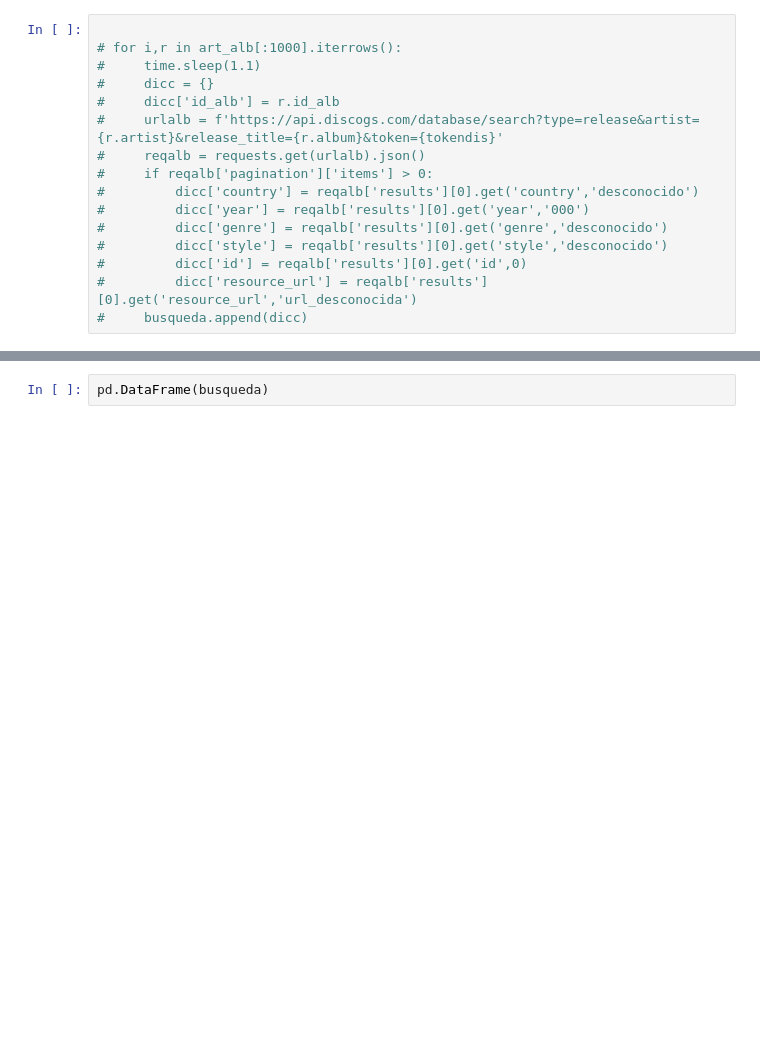
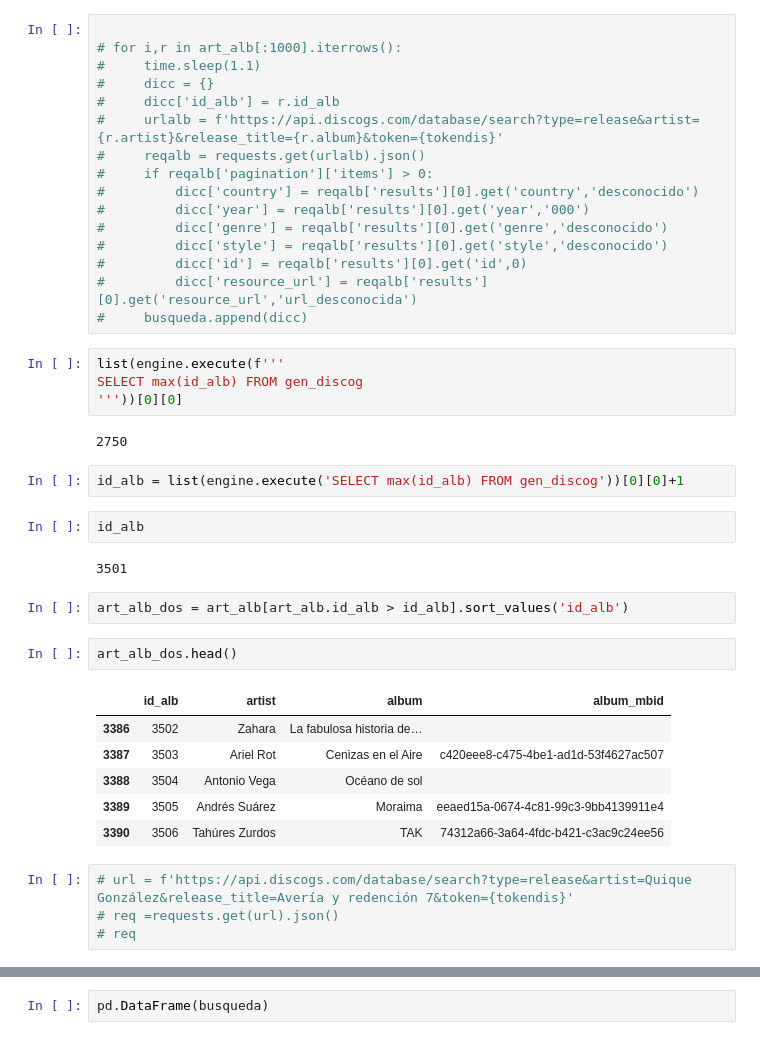
Before and after one commit to emarfer/musicable, a Jupyter notebook: notebooks_pruebas/12_b_generos_vuelven.ipynb, the cells around one changed output, grey strips where cells are left out. Saved outputs shown, nothing was run; the diff lists cells and outputs as text; blank space fills up the shorter version.

```diff
--- a/notebooks_pruebas/12_b_generos_vuelven.ipynb
+++ b/notebooks_pruebas/12_b_generos_vuelven.ipynb
@@ -111,4 +114,31 @@ busqueda = []
 #         dicc['id'] = reqalb['results'][0].get('id',0)
 #         dicc['resource_url'] = reqalb['results'][0].get('resource_url','url_desconocida')
 #     busqueda.append(dicc)
+# %%
+list(engine.execute(f'''
+SELECT max(id_alb) FROM gen_discog
+'''))[0][0]
+# %% [output]
+2750
+# %%
+id_alb = list(engine.execute('SELECT max(id_alb) FROM gen_discog'))[0][0]+1
+# %%
+id_alb
+# %% [output]
+3501
+# %%
+art_alb_dos = art_alb[art_alb.id_alb > id_alb].sort_values('id_alb')
+# %%
+art_alb_dos.head()
+# %% [output]
+|  | id_alb | artist | album | album_mbid |
+| 3386 | 3502 | Zahara | La fabulosa historia de… |  |
+| 3387 | 3503 | Ariel Rot | Cenizas en el Aire | c420eee8-c475-4be1-ad1d-53f4627ac507 |
+| 3388 | 3504 | Antonio Vega | Océano de sol |  |
+| 3389 | 3505 | Andrés Suárez | Moraima | eeaed15a-0674-4c81-99c3-9bb4139911e4 |
+| 3390 | 3506 | Tahúres Zurdos | TAK | 74312a66-3a64-4fdc-b421-c3ac9c24ee56 |
+# %%
+# url = f'https://api.discogs.com/database/search?type=release&artist=Quique González&release_title=Avería y redención 7&token={tokendis}'
+# req =requests.get(url).json()
+# req
 # %%
```
Also changed, not shown: parts of 4 cells of this notebook, 1 other file.
